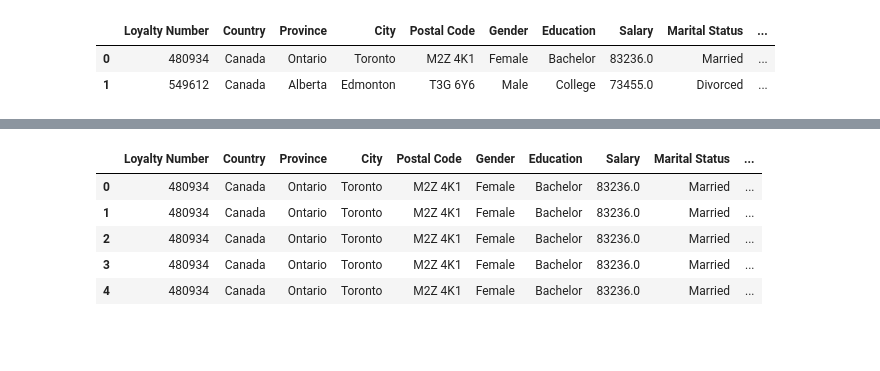
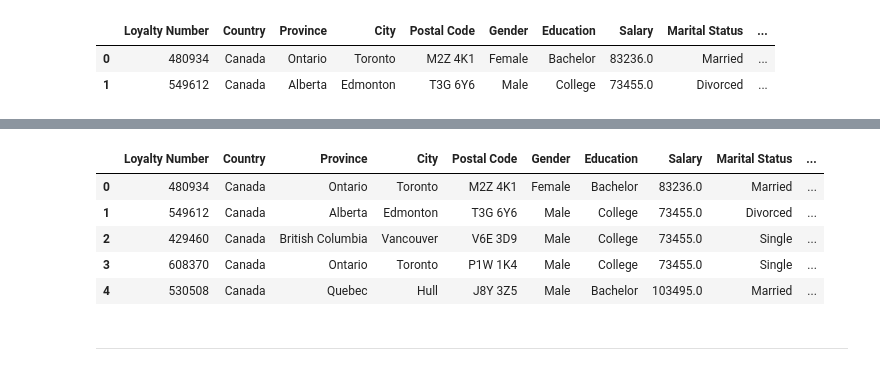
Before and after one commit to Adalab/bda-modulo-3-evaluacion-final-patrimerchan, a Jupyter notebook: Evaluacion_Final_Modulo_3.ipynb, the cells around one changed output, grey strips where cells are left out. Drawn from its saved outputs; the diff is of its cells as text; code cells hidden in the pictures; blank space fills up the shorter version.

```diff
--- a/Evaluacion_Final_Modulo_3.ipynb
+++ b/Evaluacion_Final_Modulo_3.ipynb
@@ -687,0 +812,28 @@ df_history.head(2)
+# %%
+meses_enrollment = {
+    1: 'January',
+    2: 'February',
+    3: 'March',
+    4: 'April',
+    5: 'May',
+    6: 'June',
+    7: 'July',
+    8: 'August',
+    9: 'September',
+    10: 'October',
+    11: 'November',
+    12: 'December'
+}
+# %%
+df_history['Enrollment Month'] = df_history['Enrollment Month'].map(lambda x: meses_enrollment.get(x, x))
+# %%
+df_history.head(5)
+# %% [output]
+|  | Loyalty Number | Country | Province | City | Postal Code | Gender | Education | Salary | Marital Status | ... |
+| 0 | 480934 | Canada | Ontario | Toronto | M2Z 4K1 | Female | Bachelor | 83236.0 | Married | ... |
+| 1 | 549612 | Canada | Alberta | Edmonton | T3G 6Y6 | Male | College | 73455.0 | Divorced | ... |
+| 2 | 429460 | Canada | British Columbia | Vancouver | V6E 3D9 | Male | College | 73455.0 | Single | ... |
+| 3 | 608370 | Canada | Ontario | Toronto | P1W 1K4 | Male | College | 73455.0 | Single | ... |
+| 4 | 530508 | Canada | Quebec | Hull | J8Y 3Z5 | Male | Bachelor | 103495.0 | Married | ... |
+# %% [markdown]
+_____
@@ -688,11 +842,2 @@ df_history.head(2)
 # %%
 df_unido = pd.merge(df_history, df_activity, on='Loyalty Number')
-# %%
-df_unido.head(5)
-# %% [output]
-|  | Loyalty Number | Country | Province | City | Postal Code | Gender | Education | Salary | Marital Status | ... |
-| 0 | 480934 | Canada | Ontario | Toronto | M2Z 4K1 | Female | Bachelor | 83236.0 | Married | ... |
-| 1 | 480934 | Canada | Ontario | Toronto | M2Z 4K1 | Female | Bachelor | 83236.0 | Married | ... |
-| 2 | 480934 | Canada | Ontario | Toronto | M2Z 4K1 | Female | Bachelor | 83236.0 | Married | ... |
-| 3 | 480934 | Canada | Ontario | Toronto | M2Z 4K1 | Female | Bachelor | 83236.0 | Married | ... |
-| 4 | 480934 | Canada | Ontario | Toronto | M2Z 4K1 | Female | Bachelor | 83236.0 | Married | ... |
```
Also changed, not shown: parts of 53 cells of this notebook, 2 other files.
